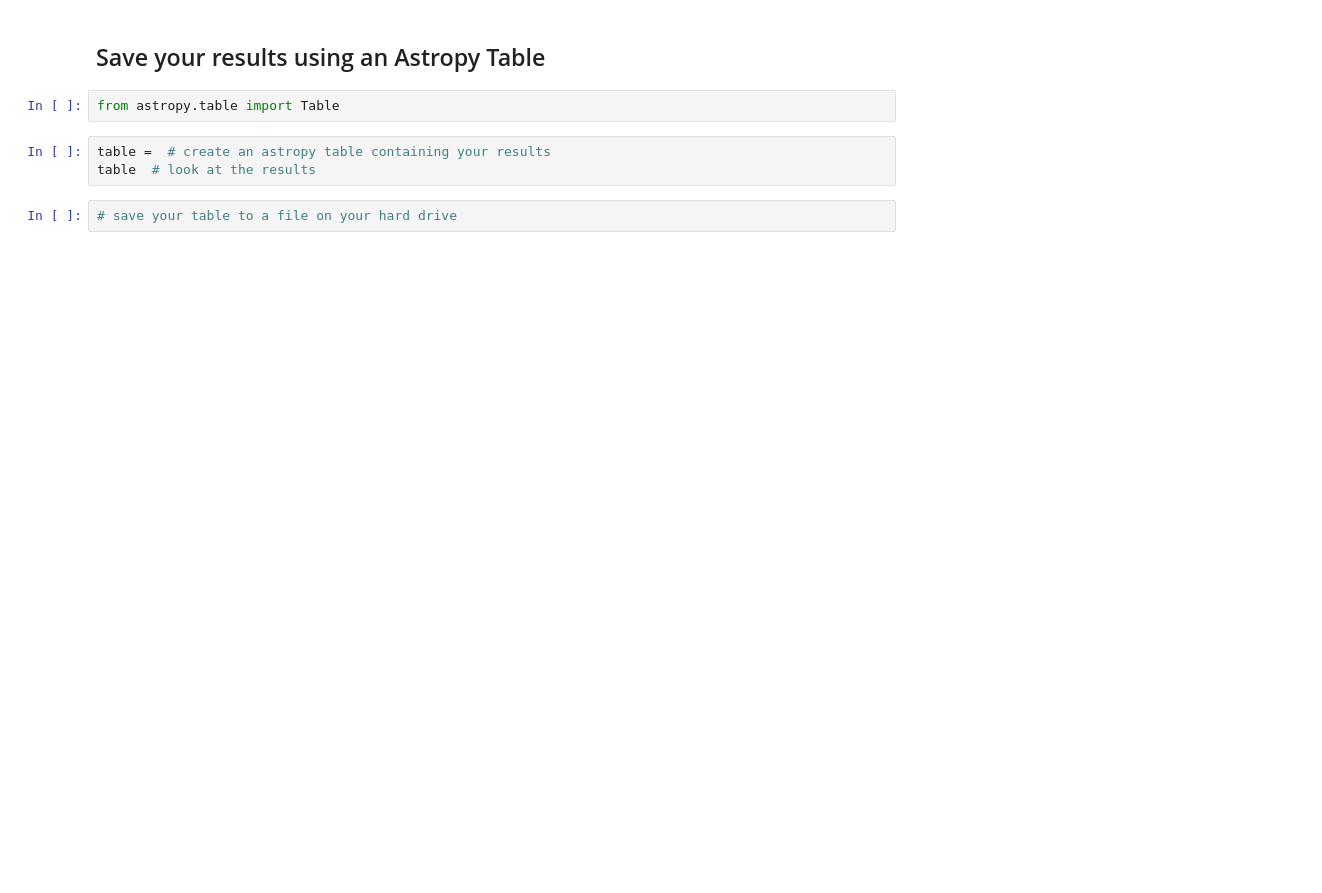
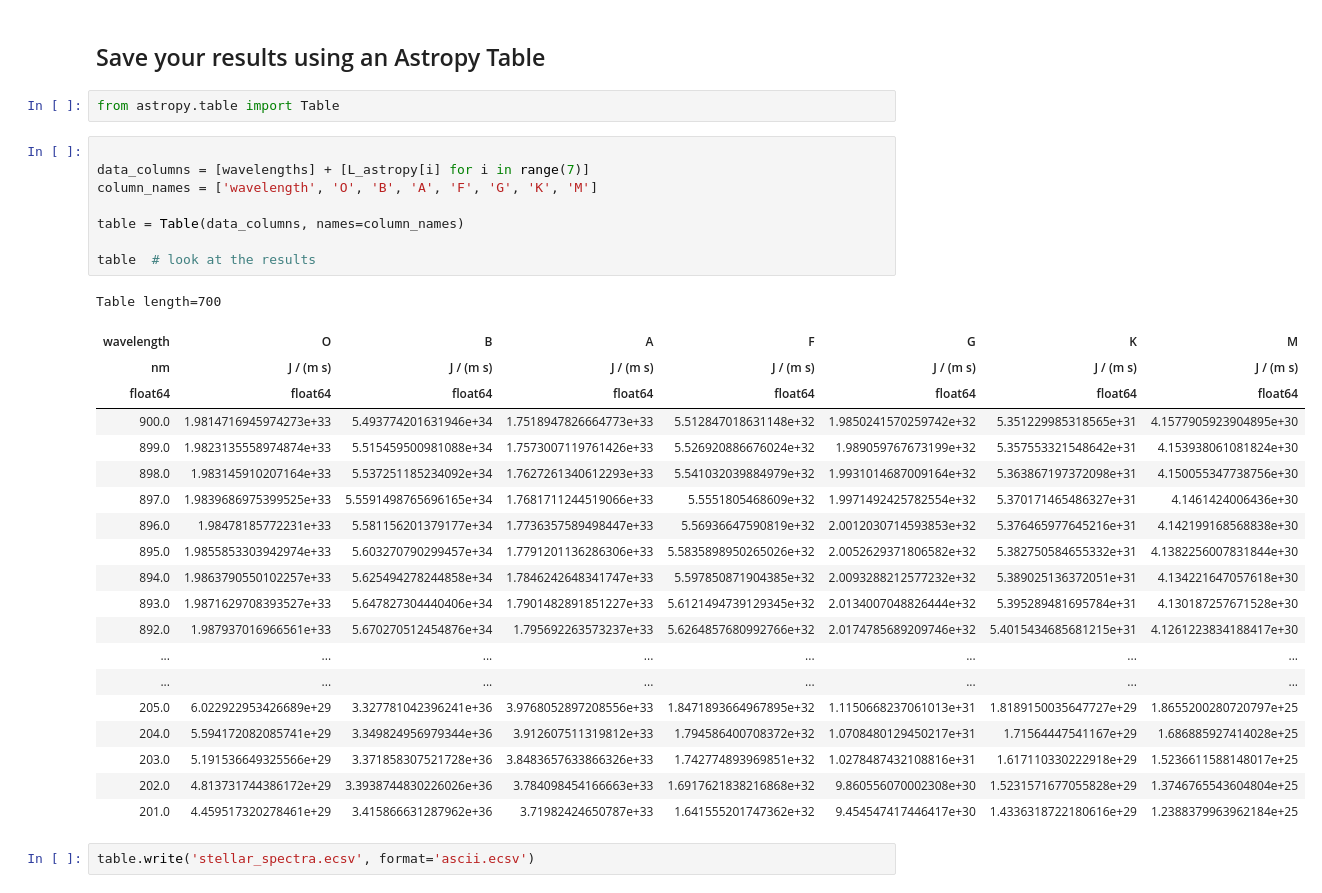
Before and after one commit to ASTR154/scientific-programming, a Jupyter notebook: scientific-programming.ipynb, the cells around one changed output. Cells and saved outputs as stored; diff of their text form; blank space fills up the shorter version.

```diff
--- a/scientific-programming.ipynb
+++ b/scientific-programming.ipynb
@@ -140,8 +174,34 @@ In reality, which one would you use if you had to do this calculation for 7 star
 # %%
 from astropy.table import Table
 # %%
-table =  # create an astropy table containing your results
+
+data_columns = [wavelengths] + [L_astropy[i] for i in range(7)]
+column_names = ['wavelength', 'O', 'B', 'A', 'F', 'G', 'K', 'M']
+
+table = Table(data_columns, names=column_names)
+
 table  # look at the results
+# %% [output]
+Table length=700
+| wavelength | O | B | A | F | G | K | M |
+| nm | J / (m s) | J / (m s) | J / (m s) | J / (m s) | J / (m s) | J / (m s) | J / (m s) |
+| float64 | float64 | float64 | float64 | float64 | float64 | float64 | float64 |
+| 900.0 | 1.9814716945974273e+33 | 5.493774201631946e+34 | 1.7518947826664773e+33 | 5.512847018631148e+32 | 1.9850241570259742e+32 | 5.351229985318565e+31 | 4.1577905923904895e+30 |
+| 899.0 | 1.9823135558974874e+33 | 5.515459500981088e+34 | 1.7573007119761426e+33 | 5.526920886676024e+32 | 1.989059767673199e+32 | 5.357553321548642e+31 | 4.153938061081824e+30 |
+| 898.0 | 1.983145910207164e+33 | 5.537251185234092e+34 | 1.7627261340612293e+33 | 5.541032039884979e+32 | 1.9931014687009164e+32 | 5.363867197372098e+31 | 4.150055347738756e+30 |
+| 897.0 | 1.9839686975399525e+33 | 5.5591498765696165e+34 | 1.7681711244519066e+33 | 5.5551805468609e+32 | 1.9971492425782554e+32 | 5.370171465486327e+31 | 4.1461424006436e+30 |
+| 896.0 | 1.98478185772231e+33 | 5.581156201379177e+34 | 1.7736357589498447e+33 | 5.56936647590819e+32 | 2.0012030714593853e+32 | 5.376465977645216e+31 | 4.142199168568838e+30 |
+| 895.0 | 1.9855853303942974e+33 | 5.603270790299457e+34 | 1.7791201136286306e+33 | 5.5835898950265026e+32 | 2.0052629371806582e+32 | 5.382750584655332e+31 | 4.1382256007831844e+30 |
+| 894.0 | 1.9863790550102257e+33 | 5.625494278244858e+34 | 1.7846242648341747e+33 | 5.597850871904385e+32 | 2.0093288212577232e+32 | 5.389025136372051e+31 | 4.134221647057618e+30 |
+| 893.0 | 1.9871629708393527e+33 | 5.647827304440406e+34 | 1.7901482891851227e+33 | 5.6121494739129345e+32 | 2.0134007048826444e+32 | 5.395289481695784e+31 | 4.130187257671528e+30 |
+| 892.0 | 1.987937016966561e+33 | 5.670270512454876e+34 | 1.795692263573237e+33 | 5.6264857680992766e+32 | 2.0174785689209746e+32 | 5.4015434685681215e+31 | 4.1261223834188417e+30 |
+| ... | ... | ... | ... | ... | ... | ... | ... |
+| ... | ... | ... | ... | ... | ... | ... | ... |
+| 205.0 | 6.022922953426689e+29 | 3.327781042396241e+36 | 3.9768052897208556e+33 | 1.8471893664967895e+32 | 1.1150668237061013e+31 | 1.8189150035647727e+29 | 1.8655200280720797e+25 |
+| 204.0 | 5.594172082085741e+29 | 3.349824956979344e+36 | 3.912607511319812e+33 | 1.794586400708372e+32 | 1.0708480129450217e+31 | 1.71564447541167e+29 | 1.686885927414028e+25 |
+| 203.0 | 5.191536649325566e+29 | 3.371858307521728e+36 | 3.8483657633866326e+33 | 1.742774893969851e+32 | 1.0278487432108816e+31 | 1.617110330222918e+29 | 1.5236611588148017e+25 |
+| 202.0 | 4.813731744386172e+29 | 3.3938744830226026e+36 | 3.784098454166663e+33 | 1.6917621838216868e+32 | 9.860556070002308e+30 | 1.5231571677055828e+29 | 1.3746765543604804e+25 |
+| 201.0 | 4.459517320278461e+29 | 3.415866631287962e+36 | 3.71982424650787e+33 | 1.641555201747362e+32 | 9.454547417446417e+30 | 1.4336318722180616e+29 | 1.2388379963962184e+25 |
 # %%
-# save your table to a file on your hard drive
+table.write('stellar_spectra.ecsv', format='ascii.ecsv')
 # %%
```
Also changed, not shown: parts of 14 cells of this notebook.
